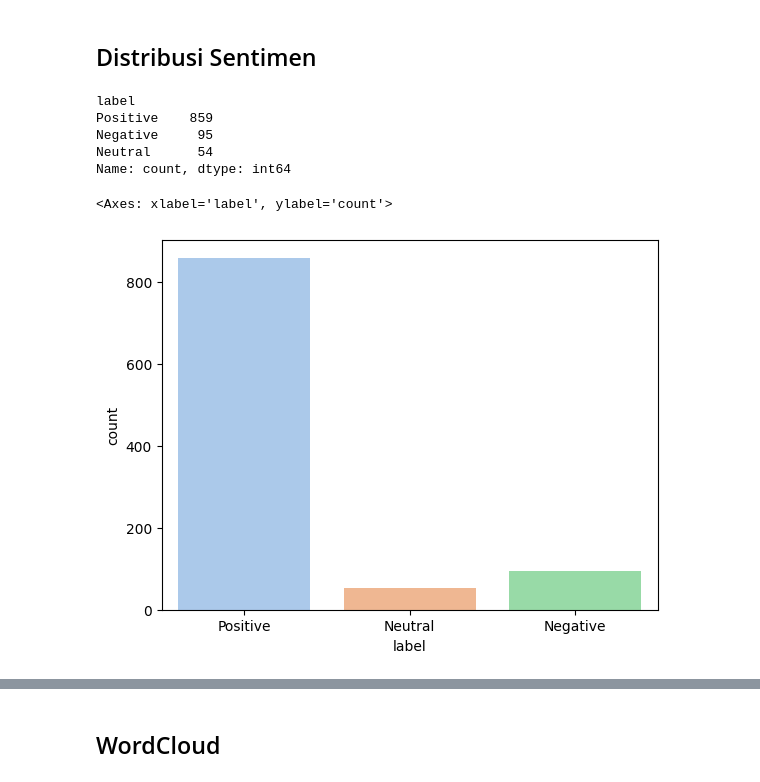
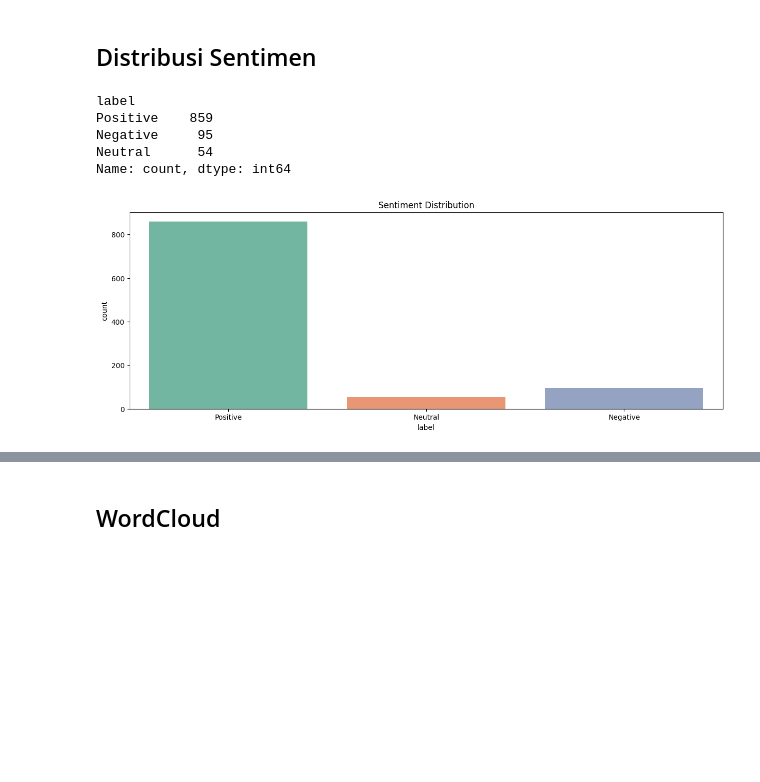
Before and after one commit to zhafirabdurrahman/tws-recommender-system, a Jupyter notebook: modeling.ipynb, the cells around one changed output, grey strips where cells are left out. Drawn from its saved outputs; the diff is of its cells as text; code cells hidden in the pictures; blank space fills up the shorter version.

```diff
--- a/modeling.ipynb
+++ b/modeling.ipynb
@@ -104,11 +101,0 @@ df_product.duplicated().sum()
-# %%
-"""
-Menghapus duplikasi ulasan untuk mencegah bias teks
-akibat review yang ter-scrape berulang.
-"""
-
-df_review = df_review.drop_duplicates(
-    subset=["product", "review_text"]
-)
-
-print("Jumlah duplikasi setelah:", df_review.duplicated().sum())
@@ -117,2 +101,0 @@ Jumlah duplikasi setelah: 0
-# %%
-df_review['review_text'] = df_review['review_text'].fillna("Belum Ada Review")
@@ -140,18 +132,19 @@ df_review['label']=label
 # Exploratory Data Analysis
 # %% [markdown]
 ## Distribusi Sentimen
+# %%
+eda = df_review.copy()
 # %%
-# Menghitung jumlah data
-df_review['label'].value_counts()
+# Check Label Distribution
+print(eda['label'].value_counts())
+fig, ax = plt.subplots(figsize=(15,5))
+sns.countplot(x = 'label',data= eda, palette='Set2')
+plt.title('Sentiment Distribution')
+plt.show()
 # %% [output]
 label
 Positive    859
 Negative     95
 Neutral      54
 Name: count, dtype: int64
+[figure, added]
-# %%
-# Menampilkan data
-sns.countplot(data=df_review, x='label', palette='pastel')
-# %% [output]
-<Axes: xlabel='label', ylabel='count'>
-[figure, removed]
```
Also changed, not shown: parts of 25 cells of this notebook, 2 other files.
